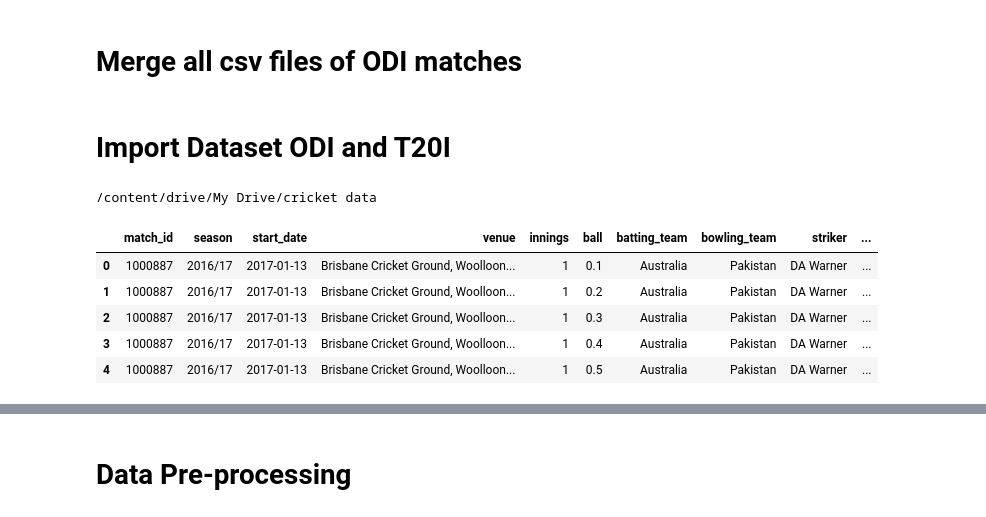
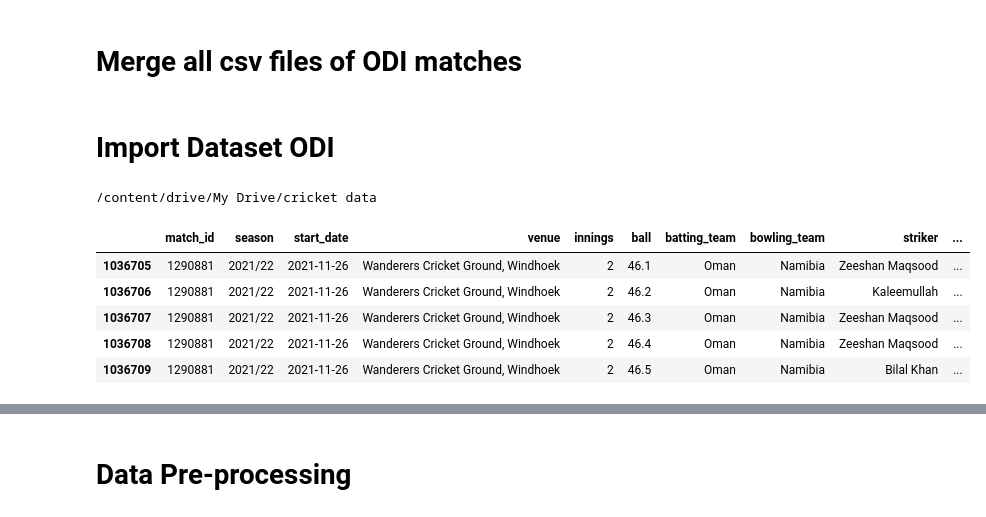
Before and after one commit to AsifRifat/Cricket-Outcome-Predictor, a Jupyter notebook: CricketOutcomePrediction.ipynb, the cells around one changed output, grey strips where cells are left out. Cells and saved outputs as stored; diff of their text form; code cells hidden in the pictures.

```diff
--- a/CricketOutcomePrediction.ipynb
+++ b/CricketOutcomePrediction.ipynb
@@ -26,7 +31,7 @@ combined_csv = pd.concat([pd.read_csv(f) for f in all_filenames ])
 #export to csv
 combined_csv.to_csv( "odi.csv", index=False)
 # %% [markdown]
-# **Import Dataset ODI and T20I**
+# **Import Dataset ODI**
 # %%
 %cd /content/drive/My\ Drive/cricket data
 # %% [output]
@@ -38,13 +45,13 @@ df2 = pd.read_csv("t20.csv")
 # %%
 pd.set_option("display.max_rows", None, "display.max_columns", None)
-df1.head(5)
+df1.tail(5)
 # %% [output]
 |  | match_id | season | start_date | venue | innings | ball | batting_team | bowling_team | striker | ... |
-| 0 | 1000887 | 2016/17 | 2017-01-13 | Brisbane Cricket Ground, Woolloon... | 1 | 0.1 | Australia | Pakistan | DA Warner | ... |
-| 1 | 1000887 | 2016/17 | 2017-01-13 | Brisbane Cricket Ground, Woolloon... | 1 | 0.2 | Australia | Pakistan | DA Warner | ... |
-| 2 | 1000887 | 2016/17 | 2017-01-13 | Brisbane Cricket Ground, Woolloon... | 1 | 0.3 | Australia | Pakistan | DA Warner | ... |
-| 3 | 1000887 | 2016/17 | 2017-01-13 | Brisbane Cricket Ground, Woolloon... | 1 | 0.4 | Australia | Pakistan | DA Warner | ... |
-| 4 | 1000887 | 2016/17 | 2017-01-13 | Brisbane Cricket Ground, Woolloon... | 1 | 0.5 | Australia | Pakistan | DA Warner | ... |
+| 1036705 | 1290881 | 2021/22 | 2021-11-26 | Wanderers Cricket Ground, Windhoek | 2 | 46.1 | Oman | Namibia | Zeeshan Maqsood | ... |
+| 1036706 | 1290881 | 2021/22 | 2021-11-26 | Wanderers Cricket Ground, Windhoek | 2 | 46.2 | Oman | Namibia | Kaleemullah | ... |
+| 1036707 | 1290881 | 2021/22 | 2021-11-26 | Wanderers Cricket Ground, Windhoek | 2 | 46.3 | Oman | Namibia | Zeeshan Maqsood | ... |
+| 1036708 | 1290881 | 2021/22 | 2021-11-26 | Wanderers Cricket Ground, Windhoek | 2 | 46.4 | Oman | Namibia | Zeeshan Maqsood | ... |
+| 1036709 | 1290881 | 2021/22 | 2021-11-26 | Wanderers Cricket Ground, Windhoek | 2 | 46.5 | Oman | Namibia | Bilal Khan | ... |
 # %%
 df2.head(5)
 # %% [output]
```
Also changed, not shown: parts of 45 cells of this notebook.
